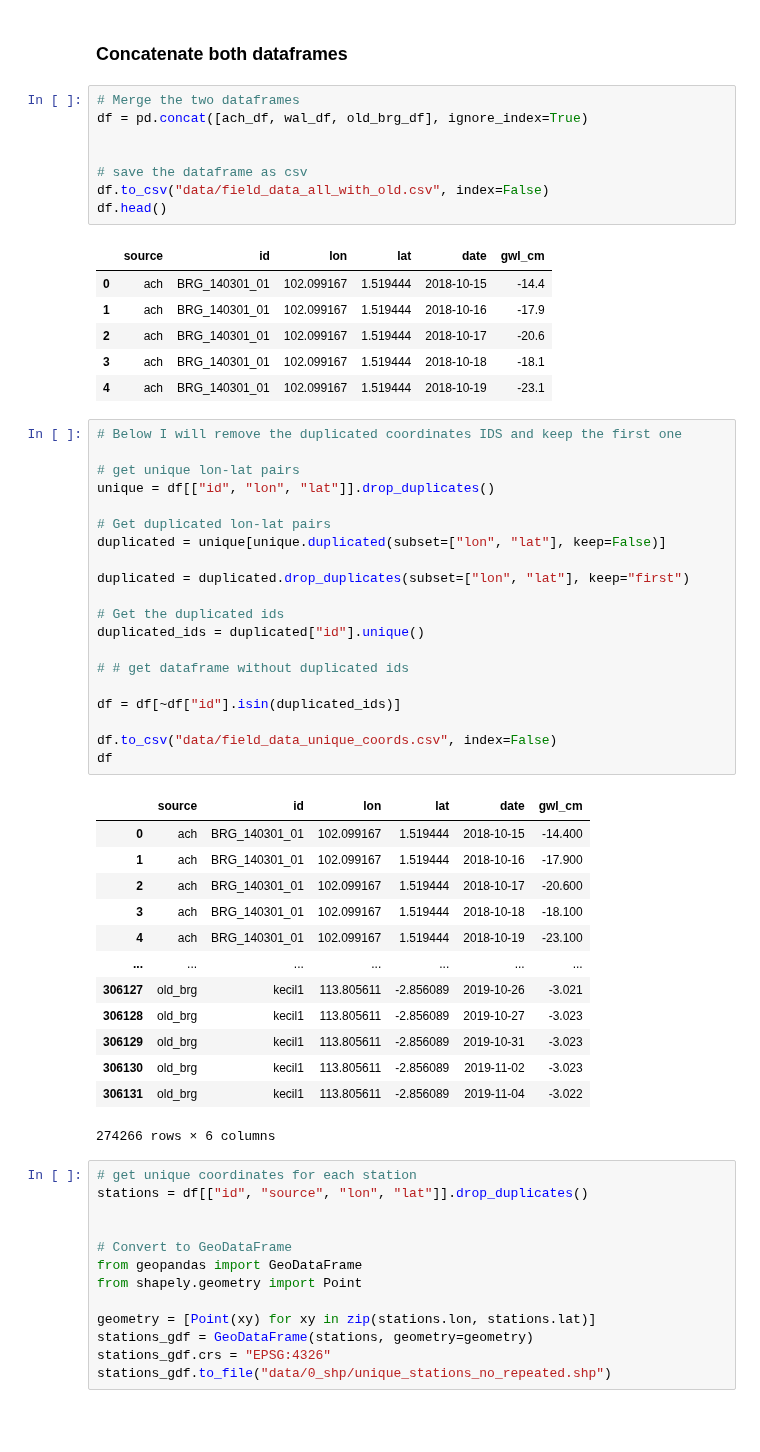
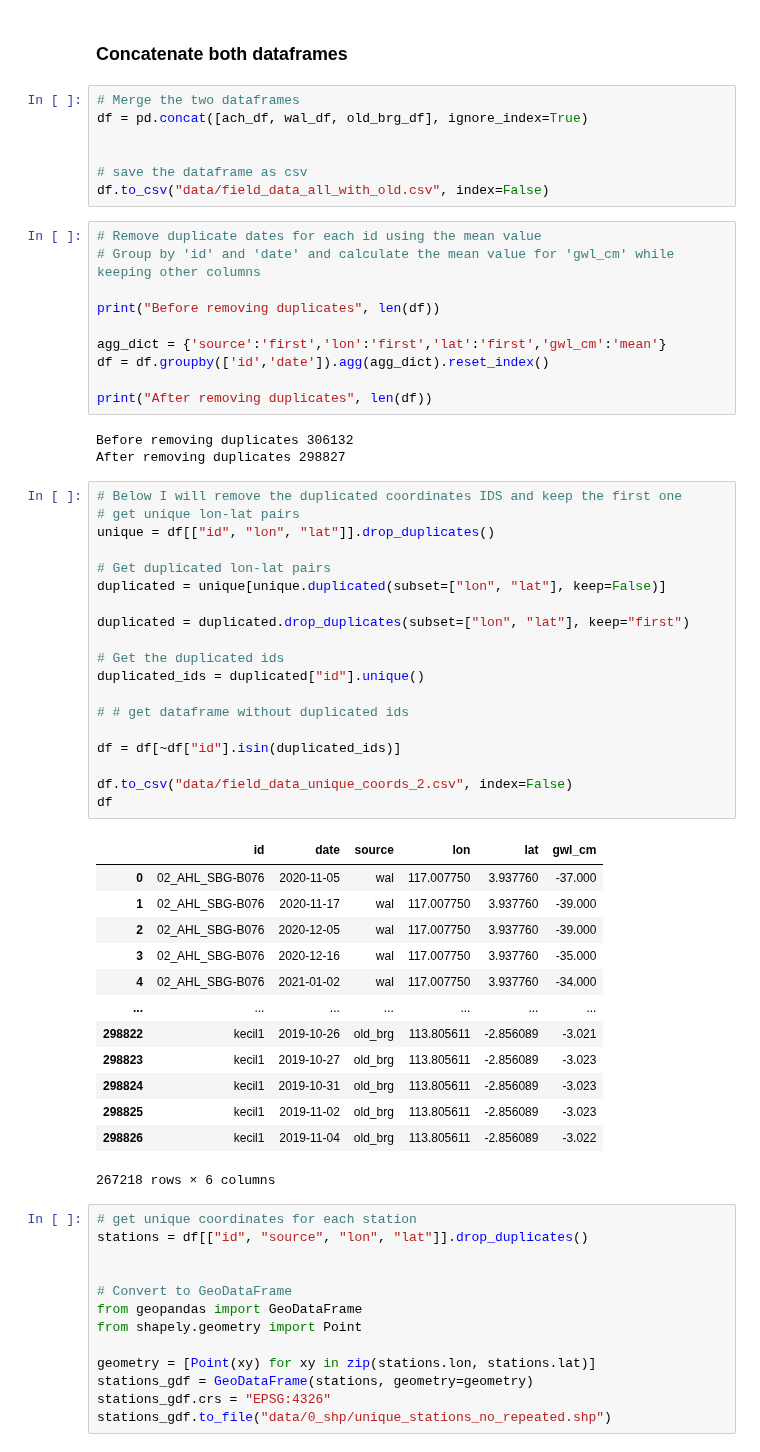
Before and after one commit to dfguerrerom/gwl-modeling, a Jupyter notebook: 0_read_points.ipynb, the cells around one changed output. Drawn from its saved outputs; the diff is of its cells as text; blank space fills up the shorter version.

Commit message:
update data

```diff
--- a/0_read_points.ipynb
+++ b/0_read_points.ipynb
@@ -110,48 +110,52 @@ df = pd.concat([ach_df, wal_df, old_brg_df], ignore_index=True)
 
 # save the dataframe as csv
 df.to_csv("data/field_data_all_with_old.csv", index=False)
-df.head()
-# %% [output]
-|  | source | id | lon | lat | date | gwl_cm |
-| 0 | ach | BRG_140301_01 | 102.099167 | 1.519444 | 2018-10-15 | -14.4 |
-| 1 | ach | BRG_140301_01 | 102.099167 | 1.519444 | 2018-10-16 | -17.9 |
-| 2 | ach | BRG_140301_01 | 102.099167 | 1.519444 | 2018-10-17 | -20.6 |
-| 3 | ach | BRG_140301_01 | 102.099167 | 1.519444 | 2018-10-18 | -18.1 |
-| 4 | ach | BRG_140301_01 | 102.099167 | 1.519444 | 2018-10-19 | -23.1 |
+# %%
+# Remove duplicate dates for each id using the mean value
+# Group by 'id' and 'date' and calculate the mean value for 'gwl_cm' while keeping other columns
+
+print("Before removing duplicates", len(df))
+
+agg_dict = {'source':'first','lon':'first','lat':'first','gwl_cm':'mean'}
+df = df.groupby(['id','date']).agg(agg_dict).reset_index()
+
+print("After removing duplicates", len(df))
+# %% [output]
+Before removing duplicates 306132
+After removing duplicates 298827
 # %%
 # Below I will remove the duplicated coordinates IDS and keep the first one
-
 # get unique lon-lat pairs
 unique = df[["id", "lon", "lat"]].drop_duplicates()
 
 # Get duplicated lon-lat pairs
 duplicated = unique[unique.duplicated(subset=["lon", "lat"], keep=False)]
 
 duplicated = duplicated.drop_duplicates(subset=["lon", "lat"], keep="first")
 
 # Get the duplicated ids
 duplicated_ids = duplicated["id"].unique()
 
 # # get dataframe without duplicated ids
 
 df = df[~df["id"].isin(duplicated_ids)]
 
-df.to_csv("data/field_data_unique_coords.csv", index=False)
+df.to_csv("data/field_data_unique_coords_2.csv", index=False)
 df
 # %% [output]
-|  | source | id | lon | lat | date | gwl_cm |
-| 0 | ach | BRG_140301_01 | 102.099167 | 1.519444 | 2018-10-15 | -14.400 |
-| 1 | ach | BRG_140301_01 | 102.099167 | 1.519444 | 2018-10-16 | -17.900 |
-| 2 | ach | BRG_140301_01 | 102.099167 | 1.519444 | 2018-10-17 | -20.600 |
-| 3 | ach | BRG_140301_01 | 102.099167 | 1.519444 | 2018-10-18 | -18.100 |
-| 4 | ach | BRG_140301_01 | 102.099167 | 1.519444 | 2018-10-19 | -23.100 |
+|  | id | date | source | lon | lat | gwl_cm |
+| 0 | 02_AHL_SBG-B076 | 2020-11-05 | wal | 117.007750 | 3.937760 | -37.000 |
+| 1 | 02_AHL_SBG-B076 | 2020-11-17 | wal | 117.007750 | 3.937760 | -39.000 |
+| 2 | 02_AHL_SBG-B076 | 2020-12-05 | wal | 117.007750 | 3.937760 | -39.000 |
+| 3 | 02_AHL_SBG-B076 | 2020-12-16 | wal | 117.007750 | 3.937760 | -35.000 |
+| 4 | 02_AHL_SBG-B076 | 2021-01-02 | wal | 117.007750 | 3.937760 | -34.000 |
 | ... | ... | ... | ... | ... | ... | ... |
-| 306127 | old_brg | kecil1 | 113.805611 | -2.856089 | 2019-10-26 | -3.021 |
-| 306128 | old_brg | kecil1 | 113.805611 | -2.856089 | 2019-10-27 | -3.023 |
-| 306129 | old_brg | kecil1 | 113.805611 | -2.856089 | 2019-10-31 | -3.023 |
-| 306130 | old_brg | kecil1 | 113.805611 | -2.856089 | 2019-11-02 | -3.023 |
-| 306131 | old_brg | kecil1 | 113.805611 | -2.856089 | 2019-11-04 | -3.022 |
+| 298822 | kecil1 | 2019-10-26 | old_brg | 113.805611 | -2.856089 | -3.021 |
+| 298823 | kecil1 | 2019-10-27 | old_brg | 113.805611 | -2.856089 | -3.023 |
+| 298824 | kecil1 | 2019-10-31 | old_brg | 113.805611 | -2.856089 | -3.023 |
+| 298825 | kecil1 | 2019-11-02 | old_brg | 113.805611 | -2.856089 | -3.023 |
+| 298826 | kecil1 | 2019-11-04 | old_brg | 113.805611 | -2.856089 | -3.022 |
-274266 rows × 6 columns
+267218 rows × 6 columns
 # %%
 # get unique coordinates for each station
 stations = df[["id", "source", "lon", "lat"]].drop_duplicates()
```
